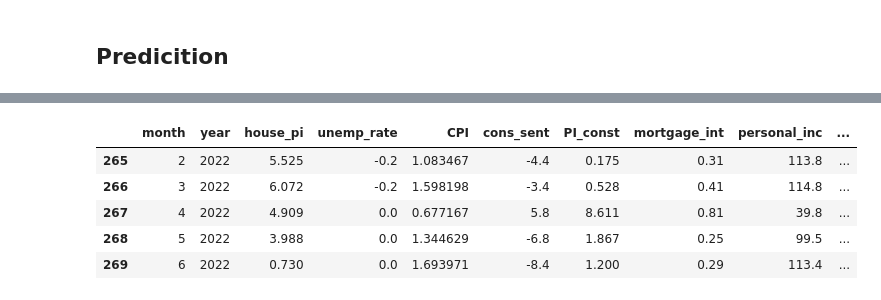
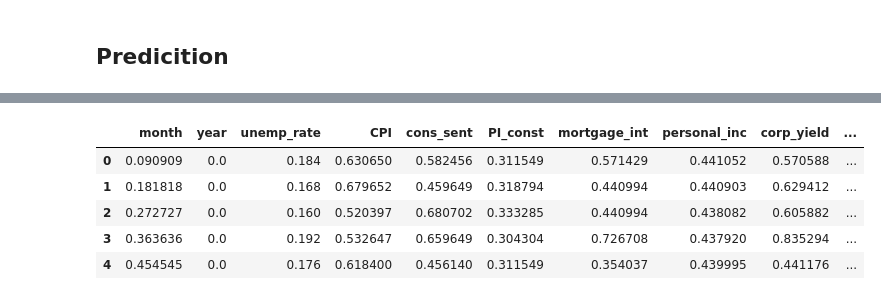
Before and after one commit to AtK42/digital-tools-for-finance-homework, a Jupyter notebook: housing-price-index-us/notebooks/housing-price-index-us.ipynb, the cells around one changed output, grey strips where cells are left out. Drawn from its saved outputs; the diff is of its cells as text; code cells hidden in the pictures.

```diff
--- a/housing-price-index-us/notebooks/housing-price-index-us.ipynb
+++ b/housing-price-index-us/notebooks/housing-price-index-us.ipynb
@@ -295,5 +295,2 @@ data_diff_scaled_train.head()
 # %% [markdown]
 ## divide data into dependent and independent variable(s)
-# %%
-dep_train = data_diff_scaled_train.pop('house_pi')
-indep_train = data_diff_scaled_train
@@ -684,9 +546,9 @@ print(dep_test)
-# %%
-data_diff.tail()
-# %% [output]
-|  | month | year | house_pi | unemp_rate | CPI | cons_sent | PI_const | mortgage_int | personal_inc | ... |
-| 265 | 2 | 2022 | 5.525 | -0.2 | 1.083467 | -4.4 | 0.175 | 0.31 | 113.8 | ... |
-| 266 | 3 | 2022 | 6.072 | -0.2 | 1.598198 | -3.4 | 0.528 | 0.41 | 114.8 | ... |
-| 267 | 4 | 2022 | 4.909 | 0.0 | 0.677167 | 5.8 | 8.611 | 0.81 | 39.8 | ... |
-| 268 | 5 | 2022 | 3.988 | 0.0 | 1.344629 | -6.8 | 1.867 | 0.25 | 99.5 | ... |
-| 269 | 6 | 2022 | 0.730 | 0.0 | 1.693971 | -8.4 | 1.200 | 0.29 | 113.4 | ... |
+# %%
+data_diff_scaled_train.head()
+# %% [output]
+|  | month | year | unemp_rate | CPI | cons_sent | PI_const | mortgage_int | personal_inc | corp_yield | ... |
+| 0 | 0.090909 | 0.0 | 0.184 | 0.630650 | 0.582456 | 0.311549 | 0.571429 | 0.441052 | 0.570588 | ... |
+| 1 | 0.181818 | 0.0 | 0.168 | 0.679652 | 0.459649 | 0.318794 | 0.440994 | 0.440903 | 0.629412 | ... |
+| 2 | 0.272727 | 0.0 | 0.160 | 0.520397 | 0.680702 | 0.333285 | 0.440994 | 0.438082 | 0.605882 | ... |
+| 3 | 0.363636 | 0.0 | 0.192 | 0.532647 | 0.659649 | 0.304304 | 0.726708 | 0.437920 | 0.835294 | ... |
+| 4 | 0.454545 | 0.0 | 0.176 | 0.618400 | 0.456140 | 0.311549 | 0.354037 | 0.439995 | 0.441176 | ... |
```
Also changed, not shown: parts of 15 cells of this notebook.
